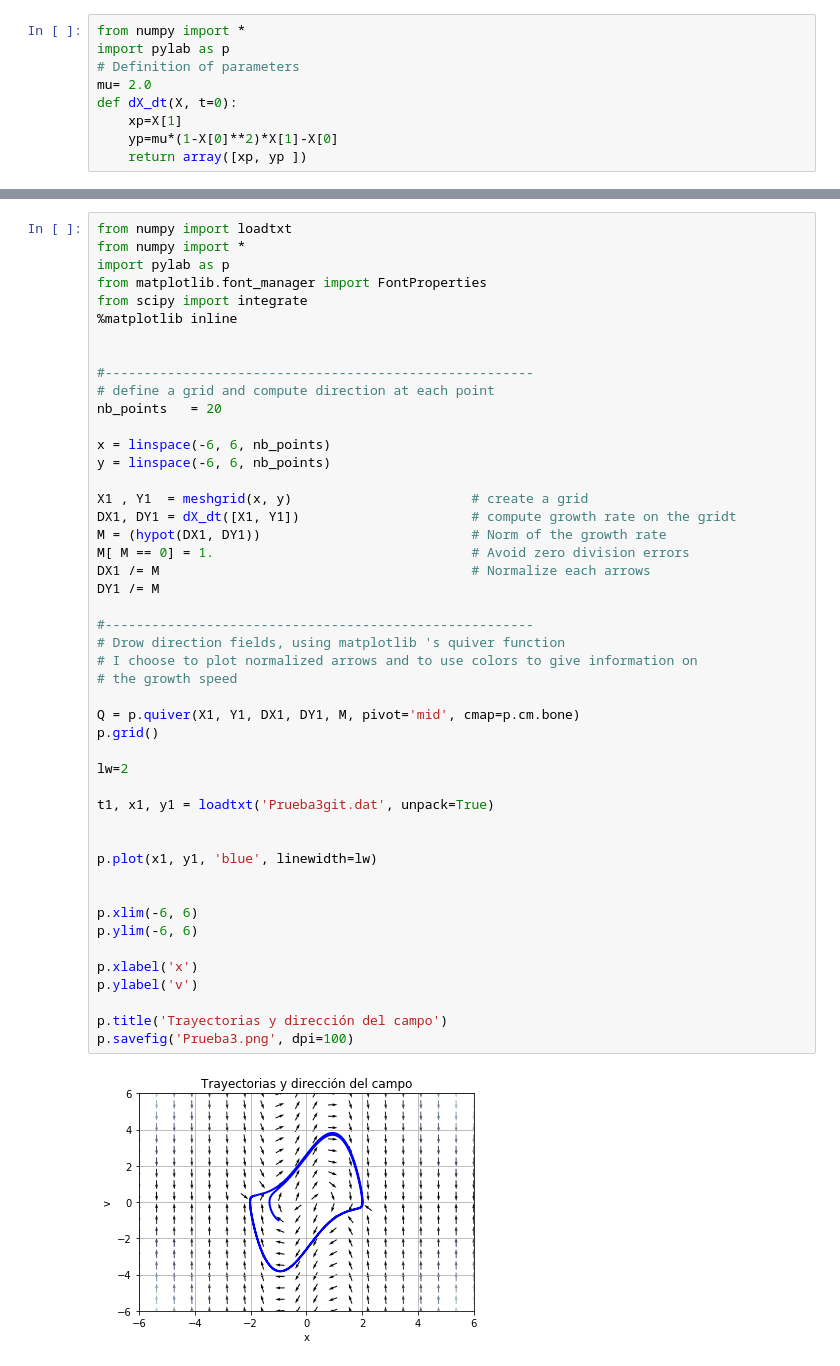
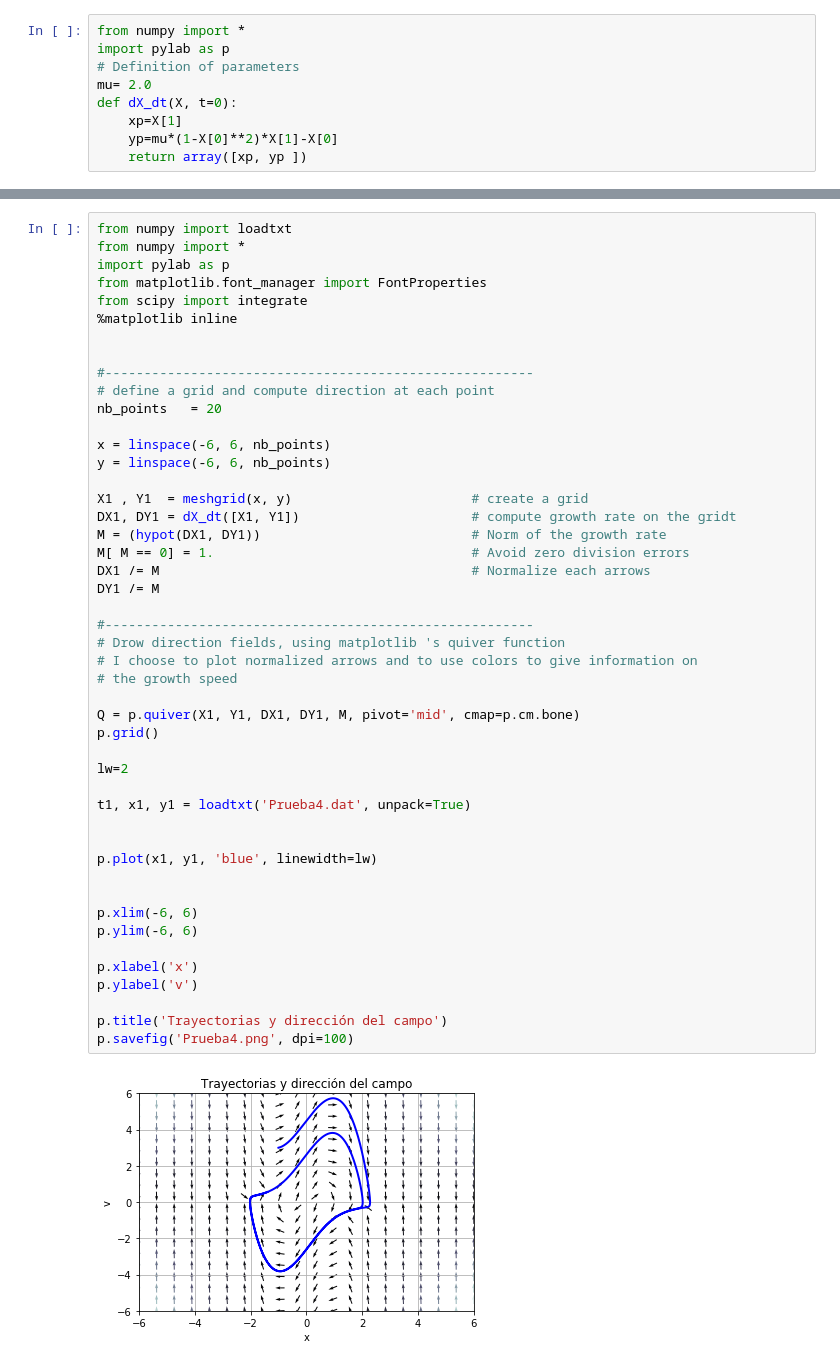
Before and after one commit to MelissaMatrecitos/Computacional-1, a Jupyter notebook: Actividad8/CodigoI1Prueba.ipynb, the cells around one changed output, grey strips where cells are left out. Saved outputs shown, nothing was run; the diff lists cells and outputs as text.

```diff
--- a/Actividad8/CodigoI1Prueba.ipynb
+++ b/Actividad8/CodigoI1Prueba.ipynb
@@ -47,33 +47,33 @@ y = linspace(-6, 6, nb_points)
 X1 , Y1  = meshgrid(x, y)                       # create a grid
 DX1, DY1 = dX_dt([X1, Y1])                      # compute growth rate on the gridt
 M = (hypot(DX1, DY1))                           # Norm of the growth rate
 M[ M == 0] = 1.                                 # Avoid zero division errors
 DX1 /= M                                        # Normalize each arrows
 DY1 /= M
 
 #-------------------------------------------------------
 # Drow direction fields, using matplotlib 's quiver function
 # I choose to plot normalized arrows and to use colors to give information on
 # the growth speed
 
 Q = p.quiver(X1, Y1, DX1, DY1, M, pivot='mid', cmap=p.cm.bone)
 p.grid()
 
 lw=2
 
-t1, x1, y1 = loadtxt('Prueba3git.dat', unpack=True)
+t1, x1, y1 = loadtxt('Prueba4.dat', unpack=True)
 
 
 p.plot(x1, y1, 'blue', linewidth=lw)
 
 
 p.xlim(-6, 6)
 p.ylim(-6, 6)
 
 p.xlabel('x')
 p.ylabel('v')
 
 p.title('Trayectorias y dirección del campo')
-p.savefig('Prueba3.png', dpi=100)
+p.savefig('Prueba4.png', dpi=100)
 # %% [output]
-[figure, old version]
+[figure, new version]
```
Also changed, not shown: parts of 1 cell of this notebook, 4 other files.
